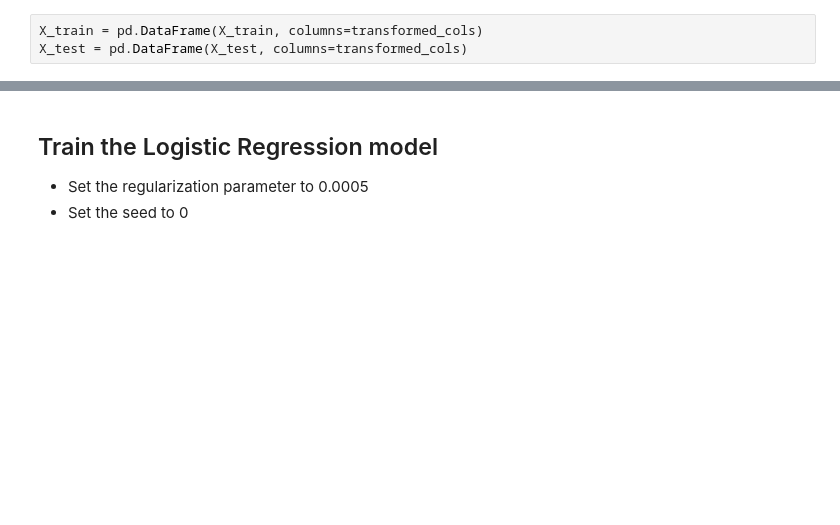
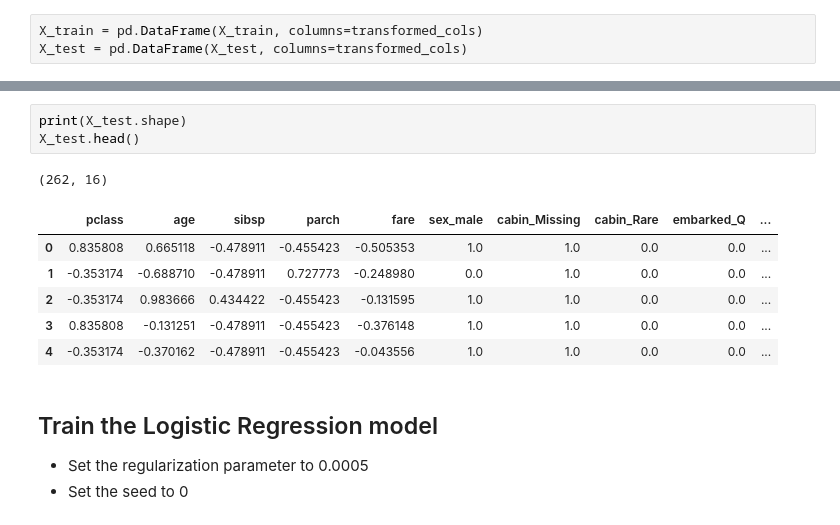
Before and after one commit to trainindata/deploying-machine-learning-models, a Jupyter notebook: section-04-research-and-development/titanic-assignment/01-predicting-survival-titanic-assignement.ipynb, the cells around one changed output, grey strips where cells are left out. Drawn from its saved outputs; the diff is of its cells as text; blank space fills up the shorter version.

```diff
--- a/section-04-research-and-development/titanic-assignment/01-predicting-survival-titanic-assignement.ipynb
+++ b/section-04-research-and-development/titanic-assignment/01-predicting-survival-titanic-assignement.ipynb
@@ -390,3 +342,14 @@ X_train.head()
+# %%
+print(X_test.shape)
+X_test.head()
+# %% [output]
+(262, 16)
+|  | pclass | age | sibsp | parch | fare | sex_male | cabin_Missing | cabin_Rare | embarked_Q | ... |
+| 0 | 0.835808 | 0.665118 | -0.478911 | -0.455423 | -0.505353 | 1.0 | 1.0 | 0.0 | 0.0 | ... |
+| 1 | -0.353174 | -0.688710 | -0.478911 | 0.727773 | -0.248980 | 0.0 | 1.0 | 0.0 | 0.0 | ... |
+| 2 | -0.353174 | 0.983666 | 0.434422 | -0.455423 | -0.131595 | 1.0 | 1.0 | 0.0 | 0.0 | ... |
+| 3 | 0.835808 | -0.131251 | -0.478911 | -0.455423 | -0.376148 | 1.0 | 1.0 | 0.0 | 0.0 | ... |
+| 4 | -0.353174 | -0.370162 | -0.478911 | -0.455423 | -0.043556 | 1.0 | 1.0 | 0.0 | 0.0 | ... |
 # %% [markdown]
 ## Train the Logistic Regression model
 
```
Also changed, not shown: parts of 9 cells of this notebook.
